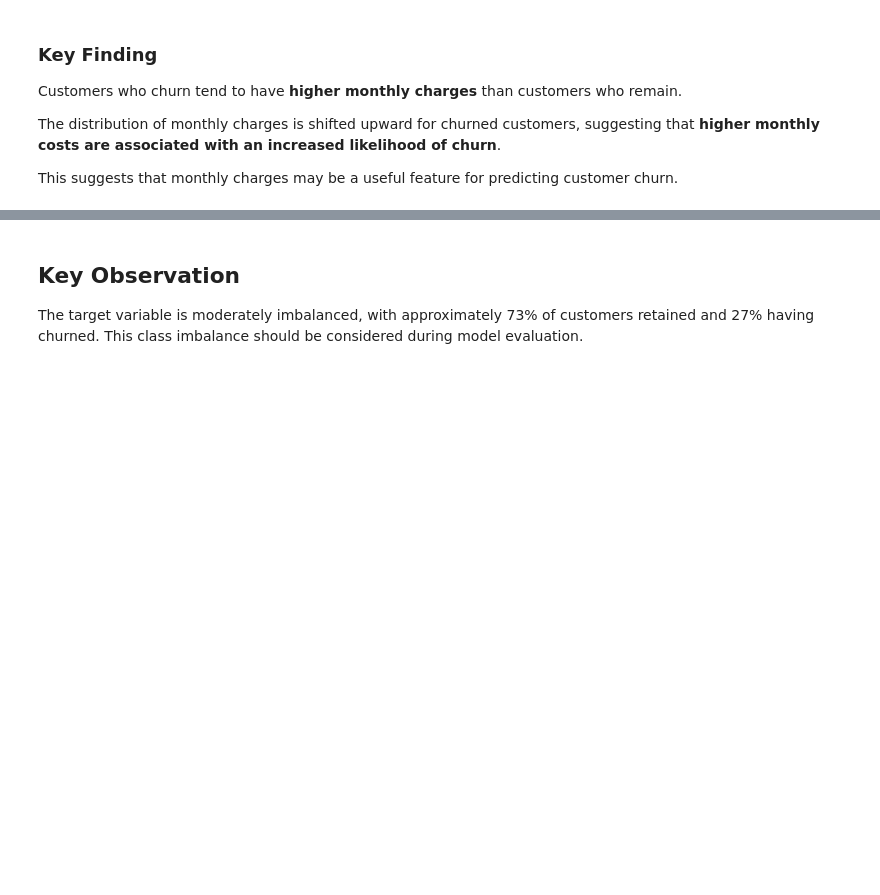
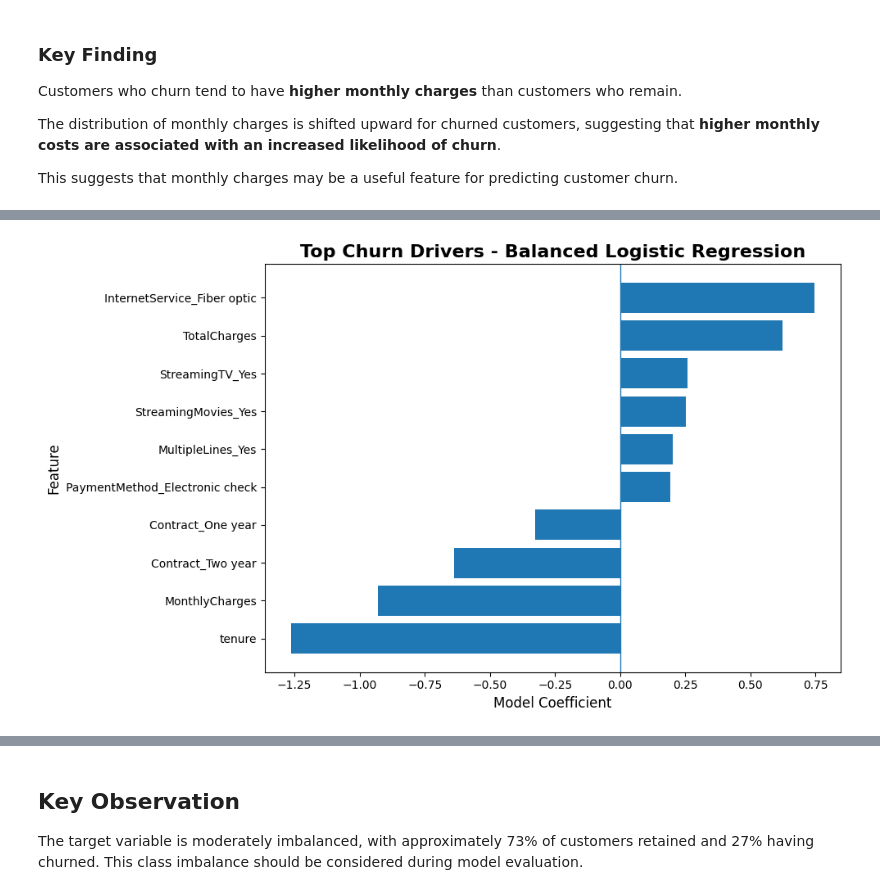
Before and after one commit to Pkhoei/customer-churn-prediction, a Jupyter notebook: notebooks/01_initial_analysis.ipynb, the cells around one changed output, grey strips where cells are left out. Drawn from its saved outputs; the diff is of its cells as text; code cells hidden in the pictures; blank space fills up the shorter version.

```diff
--- a/notebooks/01_initial_analysis.ipynb
+++ b/notebooks/01_initial_analysis.ipynb
@@ -298,0 +630,36 @@ This suggests that monthly charges may be a useful feature for predicting custom
+# %%
+# Visualize top feature coefficients
+
+top_features = feature_importance.head(10).sort_values(
+    "Coefficient"
+)
+
+plt.figure(figsize=(10, 6))
+
+plt.barh(
+    top_features["Feature"],
+    top_features["Coefficient"]
+)
+
+plt.axvline(0, linewidth=1)
+
+plt.title(
+    "Top Churn Drivers - Balanced Logistic Regression",
+    fontsize=16,
+    fontweight="bold"
+)
+
+plt.xlabel("Model Coefficient", fontsize=12)
+plt.ylabel("Feature", fontsize=12)
+
+plt.tight_layout()
+
+plt.savefig(
+    "../images/top_churn_drivers.png",
+    dpi=300,
+    bbox_inches="tight"
+)
+
+plt.show()
+# %% [output]
+[figure, added]
```
Also changed, not shown: parts of 27 cells of this notebook, 2 other files.
